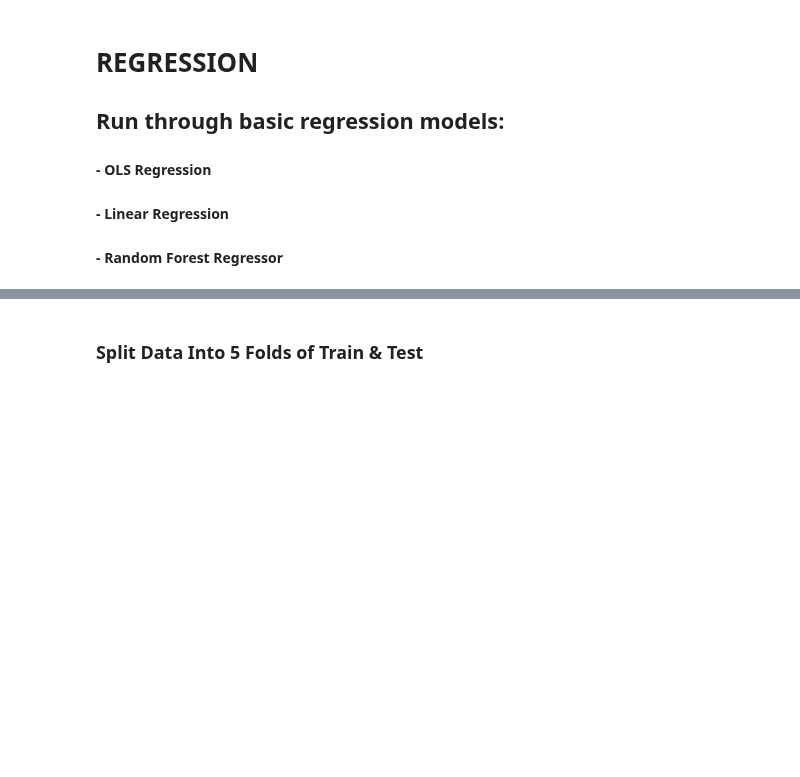
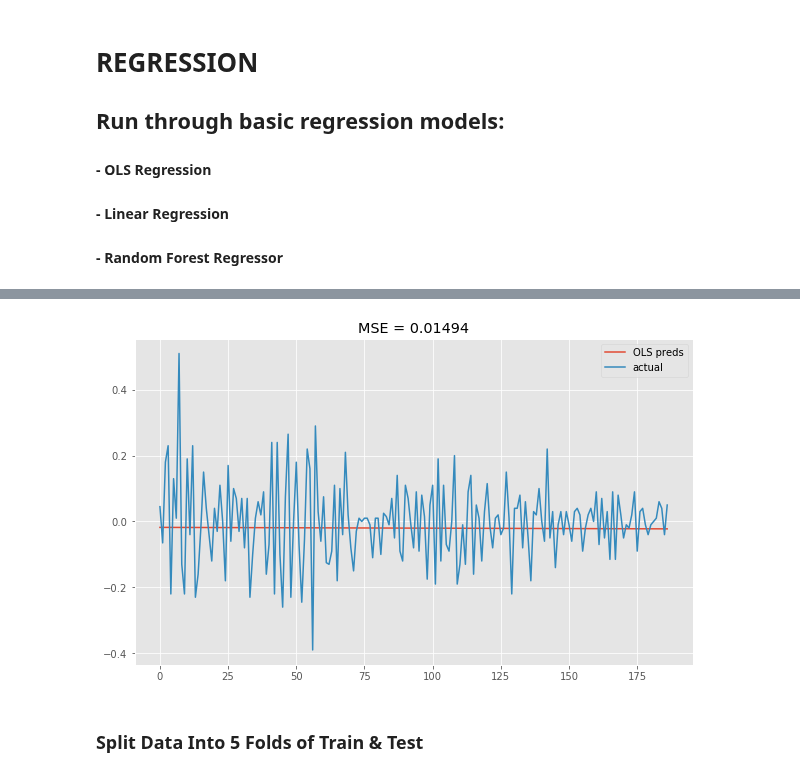
Before and after one commit to jrpaige/Solar, a Jupyter notebook: Model_Notebook.ipynb, the cells around one changed output, grey strips where cells are left out. Cells and saved outputs as stored; diff of their text form; code cells hidden in the pictures; blank space fills up the shorter version.

```diff
--- a/Model_Notebook.ipynb
+++ b/Model_Notebook.ipynb
@@ -93,3 +97,7 @@ score_table(y, ols_model, linear_model, rf_model)
+# %%
+sm_OLS(diff)
+# %% [output]
+[figure, added]
 # %% [markdown]
 ### Split Data Into 5 Folds of Train & Test
 # %%
```
Also changed, not shown: parts of 5 cells of this notebook, 2 other files.
